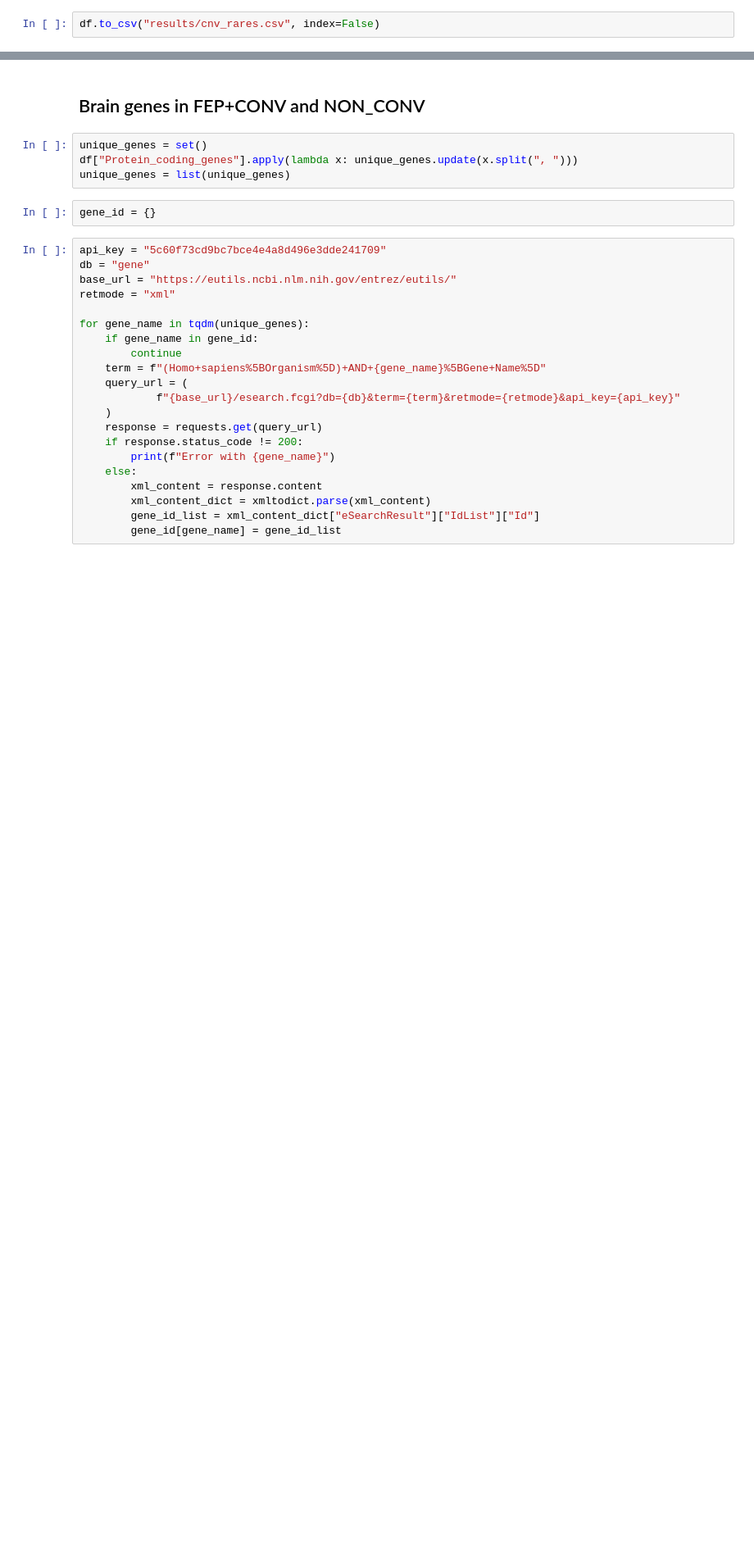
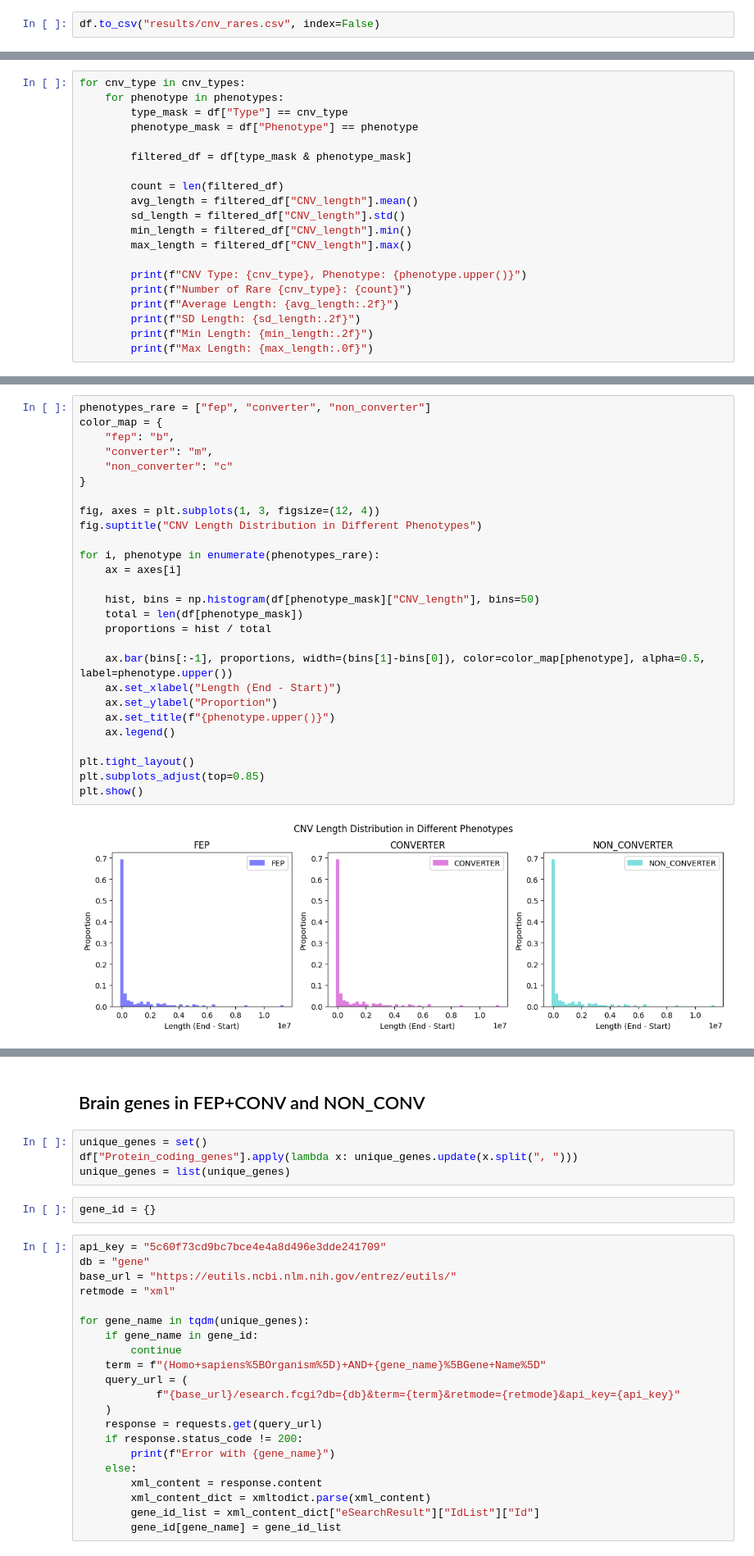
Before and after one commit to zhukovanadezhda/schizophrenia-prediction, a Jupyter notebook: stats.ipynb, the cells around one changed output, grey strips where cells are left out. Shown: that part at 82% size. Cells and saved outputs as stored; diff of their text form; blank space fills up the shorter version.

```diff
--- a/stats.ipynb
+++ b/stats.ipynb
@@ -258,0 +168,20 @@ Max length of rares DUP >400 kb in non_converters: 11481588.00
+# %%
+for cnv_type in cnv_types:
+    for phenotype in phenotypes:
+        type_mask = df["Type"] == cnv_type
+        phenotype_mask = df["Phenotype"] == phenotype
+
+        filtered_df = df[type_mask & phenotype_mask]
+
+        count = len(filtered_df)
+        avg_length = filtered_df["CNV_length"].mean()
+        sd_length = filtered_df["CNV_length"].std()
+        min_length = filtered_df["CNV_length"].min()
+        max_length = filtered_df["CNV_length"].max()
+
+        print(f"CNV Type: {cnv_type}, Phenotype: {phenotype.upper()}")
+        print(f"Number of Rare {cnv_type}: {count}")
+        print(f"Average Length: {avg_length:.2f}")
+        print(f"SD Length: {sd_length:.2f}")
+        print(f"Min Length: {min_length:.2f}")
+        print(f"Max Length: {max_length:.0f}")
@@ -258,0 +206,29 @@ Max length of rares DUP >400 kb in non_converters: 11481588.00
+# %%
+phenotypes_rare = ["fep", "converter", "non_converter"]
+color_map = {
+    "fep": "b",
+    "converter": "m",
+    "non_converter": "c"
+}
+
+fig, axes = plt.subplots(1, 3, figsize=(12, 4))
+fig.suptitle("CNV Length Distribution in Different Phenotypes")
+
+for i, phenotype in enumerate(phenotypes_rare):
+    ax = axes[i]
+
+    hist, bins = np.histogram(df[phenotype_mask]["CNV_length"], bins=50)
+    total = len(df[phenotype_mask])
+    proportions = hist / total
+
+    ax.bar(bins[:-1], proportions, width=(bins[1]-bins[0]), color=color_map[phenotype], alpha=0.5, label=phenotype.upper())
+    ax.set_xlabel("Length (End - Start)")
+    ax.set_ylabel("Proportion")
+    ax.set_title(f"{phenotype.upper()}")
+    ax.legend()
+
+plt.tight_layout()
+plt.subplots_adjust(top=0.85)
+plt.show()
+# %% [output]
+[figure, added]
```
Also changed, not shown: parts of 34 cells of this notebook.
